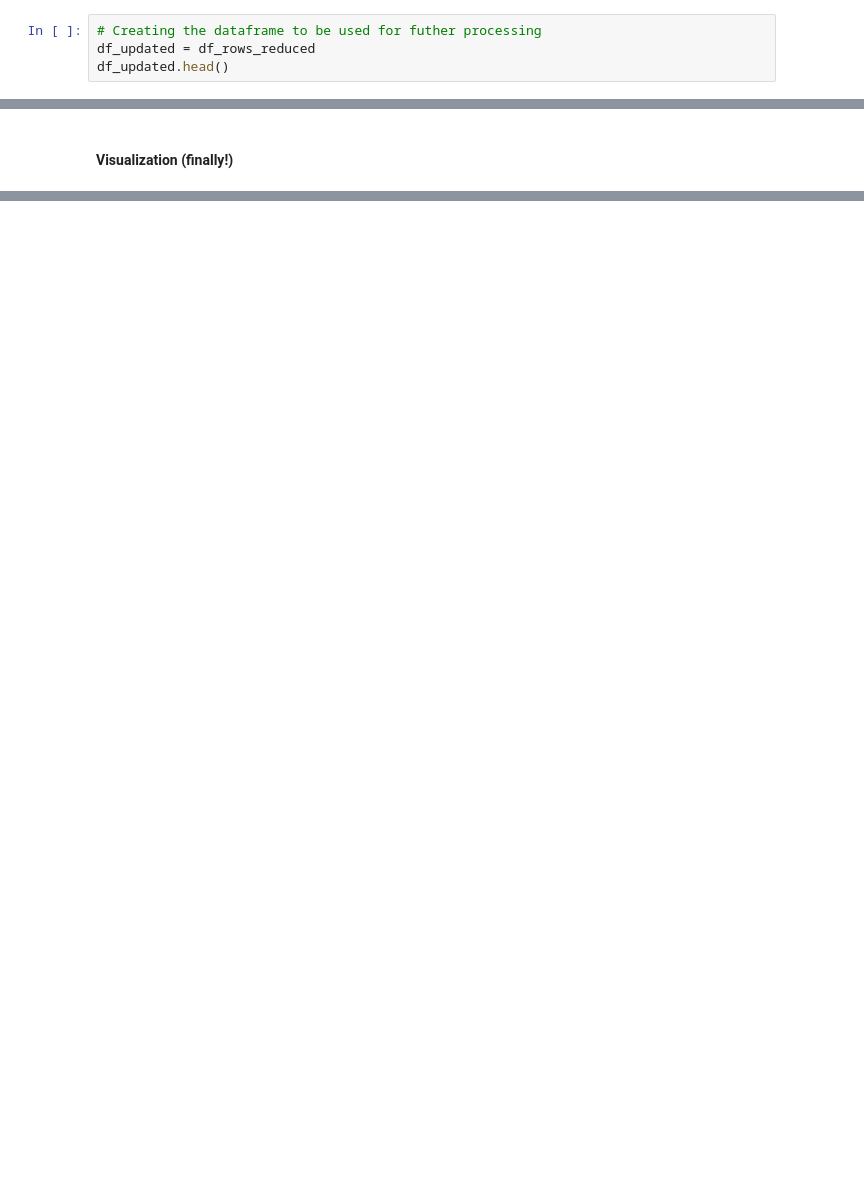
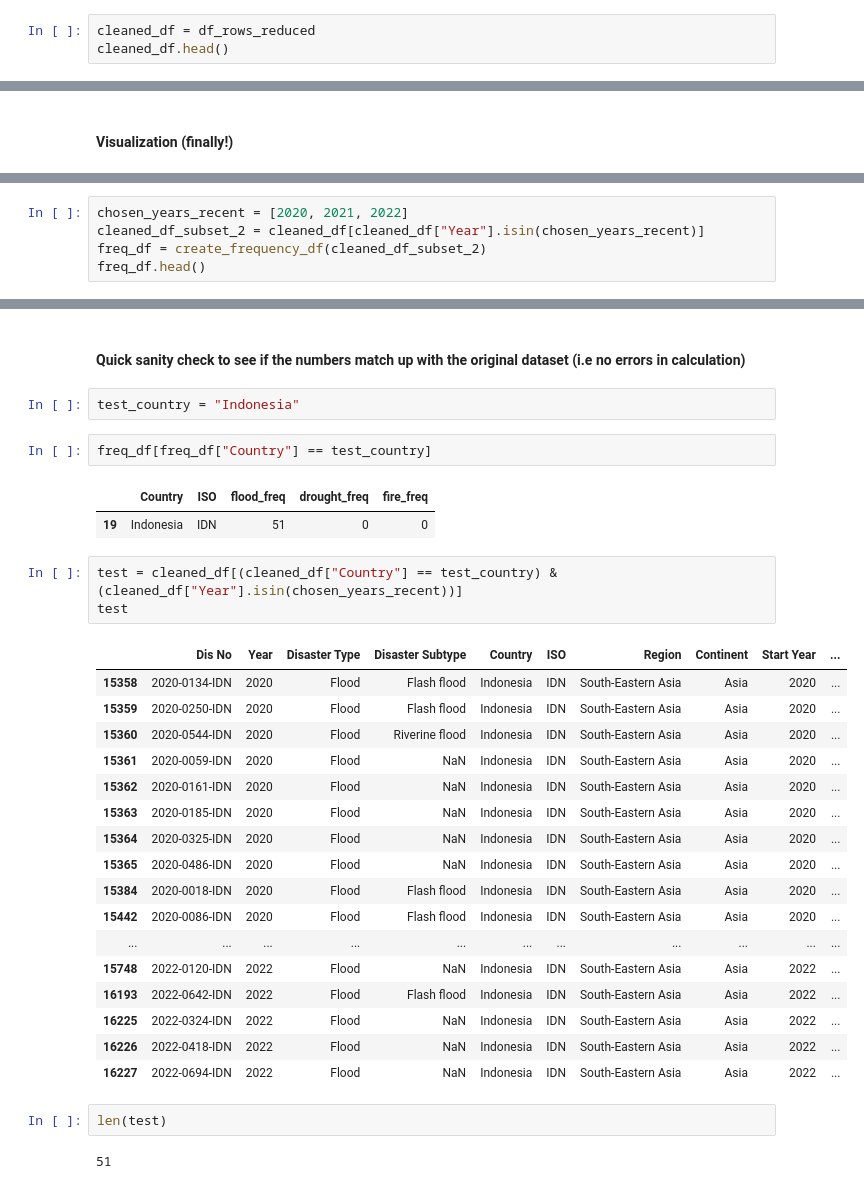
Before and after one commit to NLSanyu/CA682-Data-Visualization, a Jupyter notebook: EM-DAT Data Exploration.ipynb, the cells around one changed output, grey strips where cells are left out. Saved outputs shown, nothing was run; the diff lists cells and outputs as text; blank space fills up the shorter version.

Commit message:
Add processing and visualization for disaster frequencies

```diff
--- a/EM-DAT Data Exploration.ipynb
+++ b/EM-DAT Data Exploration.ipynb
@@ -183,7 +185,6 @@ Name: Disaster Type, dtype: int64
 # %%
-# Creating the dataframe to be used for futher processing
-df_updated = df_rows_reduced
-df_updated.head()
+cleaned_df = df_rows_reduced
+cleaned_df.head()
 # %% [output]
 |  | Dis No | Year | Disaster Type | Disaster Subtype | Country | ISO | Region | Continent | Start Year | ... |
 | 0 | 1900-9002-CPV | 1900 | Drought | Drought | Cabo Verde | CPV | Western Africa | Africa | 1900 | ... |
@@ -416,0 +450,5 @@ fig.show()
+# %%
+chosen_years_recent = [2020, 2021, 2022]
+cleaned_df_subset_2 = cleaned_df[cleaned_df["Year"].isin(chosen_years_recent)]
+freq_df = create_frequency_df(cleaned_df_subset_2)
+freq_df.head()
@@ -416,0 +462,34 @@ fig.show()
+# %% [markdown]
+#### Quick sanity check to see if the numbers match up with the original dataset (i.e no errors in calculation)
+# %%
+test_country = "Indonesia"
+# %%
+freq_df[freq_df["Country"] == test_country]
+# %% [output]
+|  | Country | ISO | flood_freq | drought_freq | fire_freq |
+| 19 | Indonesia | IDN | 51 | 0 | 0 |
+# %%
+test = cleaned_df[(cleaned_df["Country"] == test_country) & (cleaned_df["Year"].isin(chosen_years_recent))]
+test
+# %% [output]
+|  | Dis No | Year | Disaster Type | Disaster Subtype | Country | ISO | Region | Continent | Start Year | ... |
+| 15358 | 2020-0134-IDN | 2020 | Flood | Flash flood | Indonesia | IDN | South-Eastern Asia | Asia | 2020 | ... |
+| 15359 | 2020-0250-IDN | 2020 | Flood | Flash flood | Indonesia | IDN | South-Eastern Asia | Asia | 2020 | ... |
+| 15360 | 2020-0544-IDN | 2020 | Flood | Riverine flood | Indonesia | IDN | South-Eastern Asia | Asia | 2020 | ... |
+| 15361 | 2020-0059-IDN | 2020 | Flood | NaN | Indonesia | IDN | South-Eastern Asia | Asia | 2020 | ... |
+| 15362 | 2020-0161-IDN | 2020 | Flood | NaN | Indonesia | IDN | South-Eastern Asia | Asia | 2020 | ... |
+| 15363 | 2020-0185-IDN | 2020 | Flood | NaN | Indonesia | IDN | South-Eastern Asia | Asia | 2020 | ... |
+| 15364 | 2020-0325-IDN | 2020 | Flood | NaN | Indonesia | IDN | South-Eastern Asia | Asia | 2020 | ... |
+| 15365 | 2020-0486-IDN | 2020 | Flood | NaN | Indonesia | IDN | South-Eastern Asia | Asia | 2020 | ... |
+| 15384 | 2020-0018-IDN | 2020 | Flood | Flash flood | Indonesia | IDN | South-Eastern Asia | Asia | 2020 | ... |
+| 15442 | 2020-0086-IDN | 2020 | Flood | Flash flood | Indonesia | IDN | South-Eastern Asia | Asia | 2020 | ... |
+| ... | ... | ... | ... | ... | ... | ... | ... | ... | ... | ... |
+| 15748 | 2022-0120-IDN | 2022 | Flood | NaN | Indonesia | IDN | South-Eastern Asia | Asia | 2022 | ... |
+| 16193 | 2022-0642-IDN | 2022 | Flood | Flash flood | Indonesia | IDN | South-Eastern Asia | Asia | 2022 | ... |
+| 16225 | 2022-0324-IDN | 2022 | Flood | NaN | Indonesia | IDN | South-Eastern Asia | Asia | 2022 | ... |
+| 16226 | 2022-0418-IDN | 2022 | Flood | NaN | Indonesia | IDN | South-Eastern Asia | Asia | 2022 | ... |
+| 16227 | 2022-0694-IDN | 2022 | Flood | NaN | Indonesia | IDN | South-Eastern Asia | Asia | 2022 | ... |
+# %%
+len(test)
+# %% [output]
+51
```
Also changed, not shown: parts of 46 cells of this notebook.
